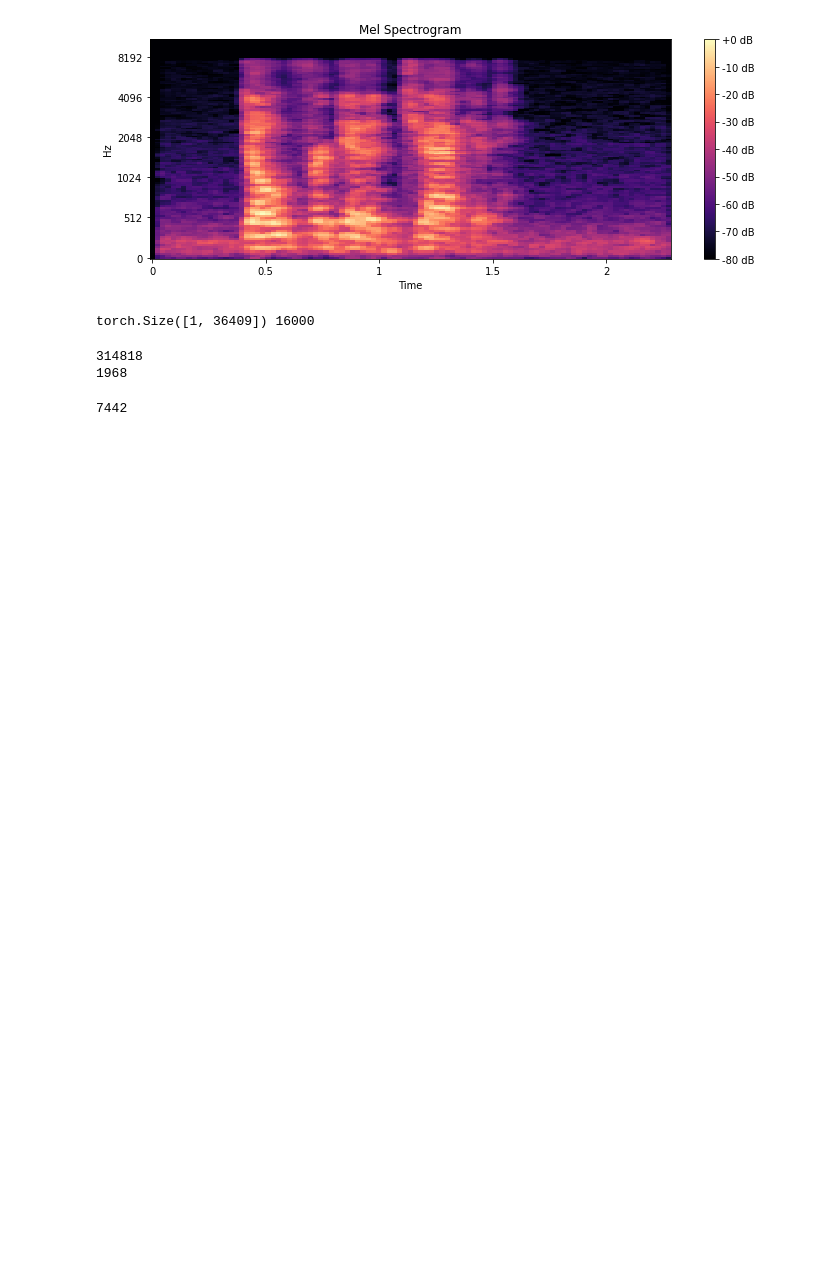
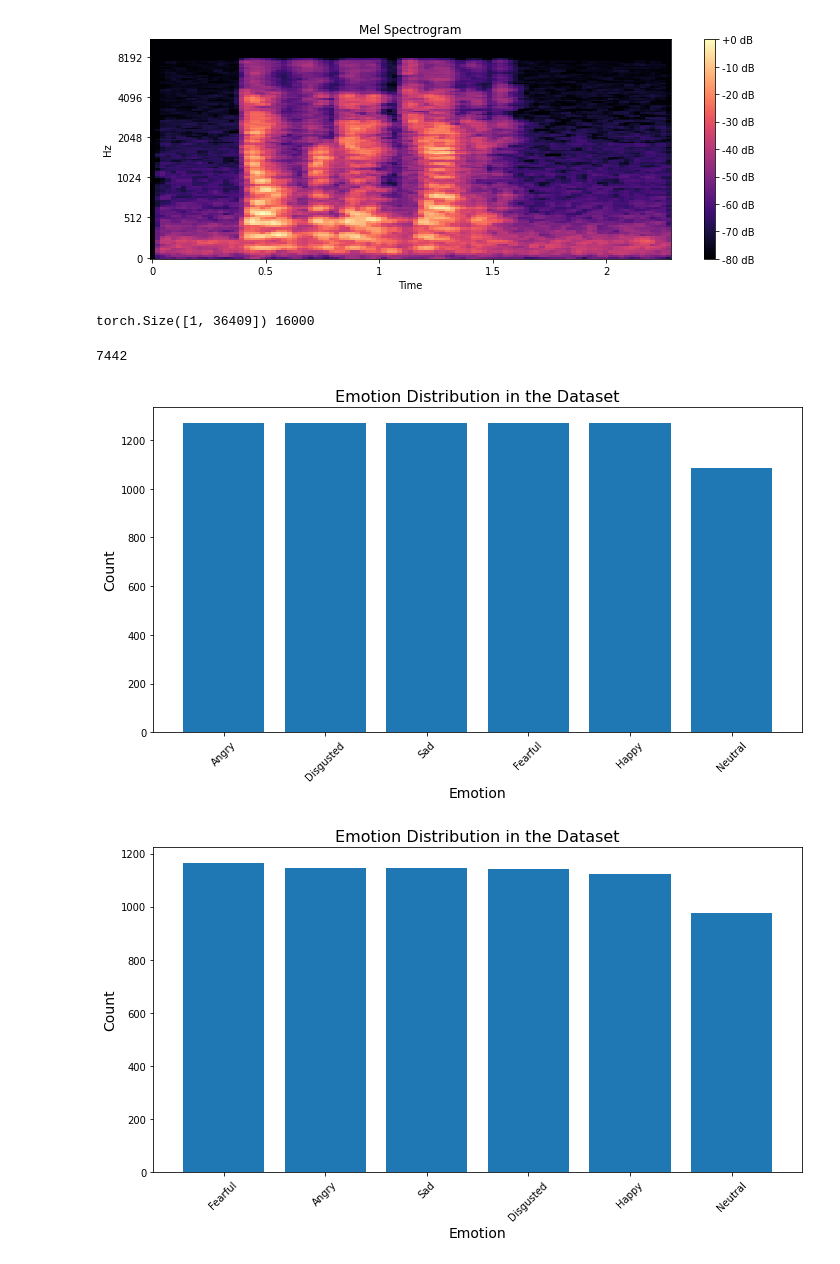
Before and after one commit to Saniya1016/CS389_Final, a Jupyter notebook: main.ipynb, the cells around one changed output. Saved outputs shown, nothing was run; the diff lists cells and outputs as text; code cells hidden in the pictures; blank space fills up the shorter version.

```diff
--- a/main.ipynb
+++ b/main.ipynb
@@ -43,37 +43,3 @@ waveform, sample_rate = torchaudio.load(crema_d_spec_path)
 print(waveform.size(), sample_rate)
 # %% [output]
 torch.Size([1, 36409]) 16000
-# %%
-#calculation
-mw = 0
-ms = 0
-max_waveform_length = 314818
-directory = './ALL'
-for filename in os.listdir(directory):
-    if filename.endswith('.wav'):
-
-        filepath = os.path.join(directory, filename)
-
-
-        # Load audio waveform
-        waveform, sr = torchaudio.load(filepath)
-
-        waveform_length = waveform.size(1)
-        if waveform_length < max_waveform_length:
-            padding = torch.zeros(1, max_waveform_length - waveform_length)
-            waveform = torch.cat([waveform, padding], dim=1)
-        elif waveform_length > max_waveform_length:
-            waveform = waveform[:, :max_waveform_length]
-
-        # # Compute spectrogram
-        mel_spec_transform = torchaudio.transforms.MelSpectrogram(sample_rate=sr, n_mels=64, n_fft=1024, hop_length=160)
-        spectrogram = mel_spec_transform(waveform)
-
-        mw = max(mw, waveform.size(1))
-        ms = max(ms, spectrogram.size(2))
-
-print(mw)
-print(ms)
-# %% [output]
-314818
-1968
@@ -261,5 +176,37 @@ dataset = data_crema
 print(len(dataset))
 # %% [output]
 7442
+# %%
+def plot_emotion_distribution(dataset):
+    # Count the number of instances for each emotion
+    emotion_counts = {}
+    for _, label in dataset:
+        emotion = np.argmax(label.numpy())
+        emotion_name = ['Neutral', 'Happy', 'Sad', 'Angry', 'Disgusted', 'Fearful'][emotion]
+        emotion_counts[emotion_name] = emotion_counts.get(emotion_name, 0) + 1
+
+    # Convert the dictionary to a sorted list of (emotion, count) tuples
+    emotion_counts = sorted(emotion_counts.items(), key=lambda x: x[1], reverse=True)
+
+    # Extract the emotion names and counts into separate lists
+    emotions = [emotion for emotion, count in emotion_counts]
+    counts = [count for emotion, count in emotion_counts]
+
+    # Create a bar plot
+    fig, ax = plt.subplots(figsize=(10, 6))
+    ax.bar(emotions, counts)
+    ax.set_xlabel('Emotion', fontsize=14)
+    ax.set_ylabel('Count', fontsize=14)
+    ax.set_title('Emotion Distribution in the Dataset', fontsize=16)
+    plt.xticks(rotation=45)
+    plt.tight_layout()
+    plt.show()
 # %%
 train_dataset, test_dataset, train_dataloader, test_dataloader = split_dataset(dataset, 1)
+
+plot_emotion_distribution(dataset)
+plot_emotion_distribution(train_dataset)
+plot_emotion_distribution(test_dataset)
+# %% [output]
+[figure, added]
+[figure, added]
```
Also changed, not shown: parts of 10 cells of this notebook.
